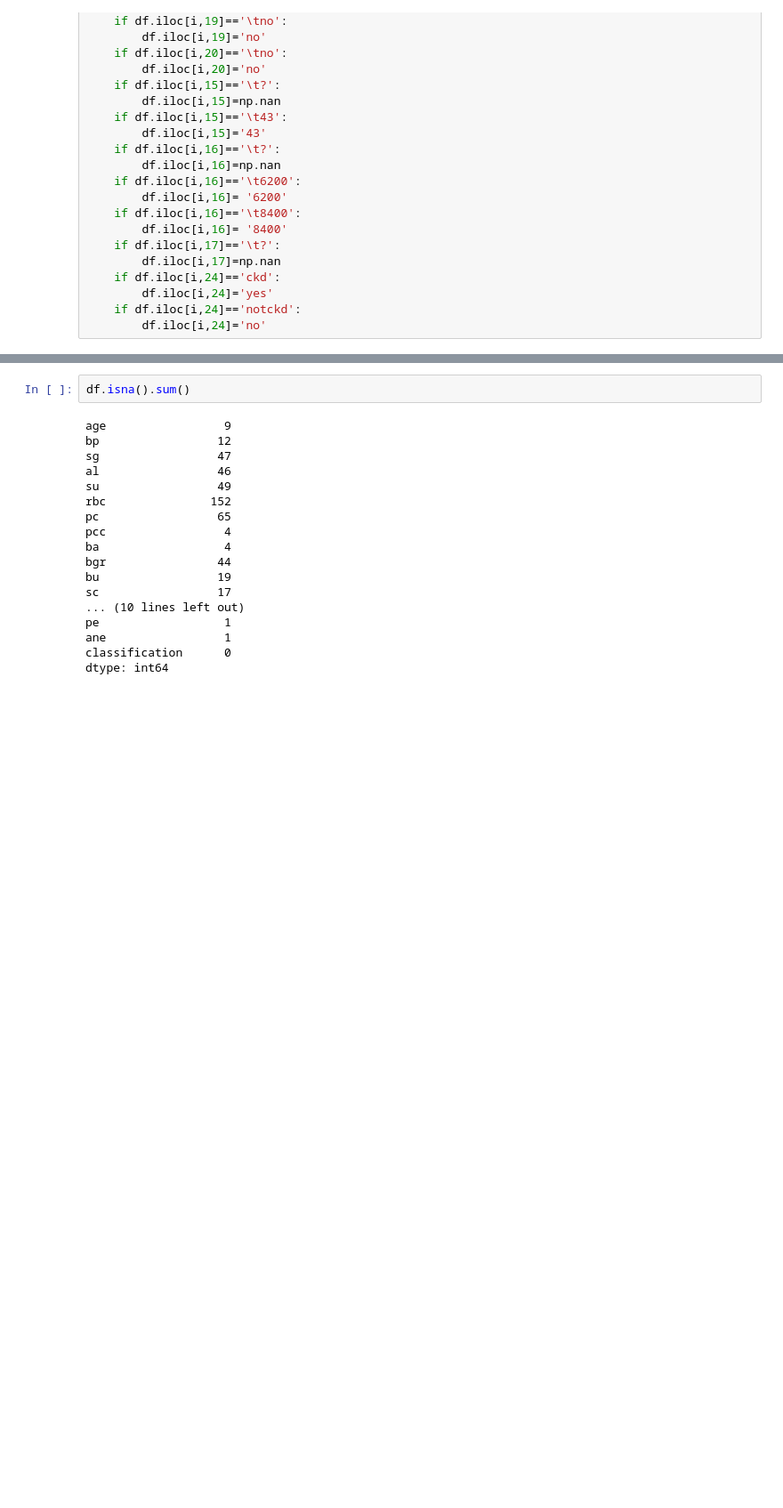
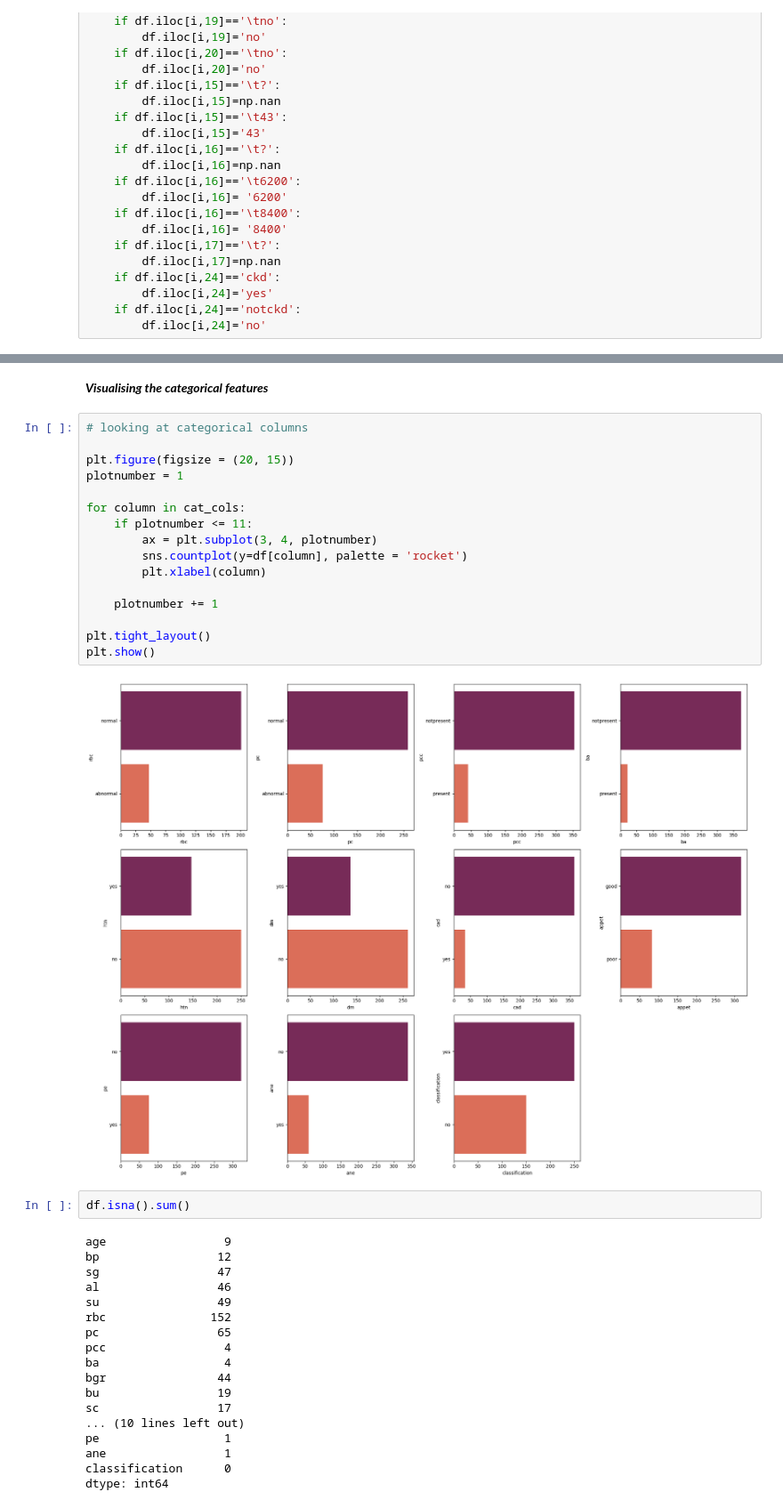
Before and after one commit to DarffourJoshua/kdpredictor, a Jupyter notebook: rfc.ipynb, the cells around one changed output, grey strips where cells are left out. Shown at 89% size. Drawn from its saved outputs; the diff is of its cells as text; blank space fills up the shorter version.

```diff
--- a/rfc.ipynb
+++ b/rfc.ipynb
@@ -115,3 +135,23 @@ numerical values: ['age', 'bp', 'sg', 'al', 'su', 'bgr', 'bu', 'sc', 'sod', 'pot
+# %% [markdown]
+***Visualising the categorical features***
+# %%
+# looking at categorical columns
+
+plt.figure(figsize = (20, 15))
+plotnumber = 1
+
+for column in cat_cols:
+    if plotnumber <= 11:
+        ax = plt.subplot(3, 4, plotnumber)
+        sns.countplot(y=df[column], palette = 'rocket')
+        plt.xlabel(column)
+
+    plotnumber += 1
+
+plt.tight_layout()
+plt.show()
+# %% [output]
+[figure, added]
 # %%
 df.isna().sum()
 # %% [output]
```
Also changed, not shown: parts of 39 cells of this notebook, 19 other files.
